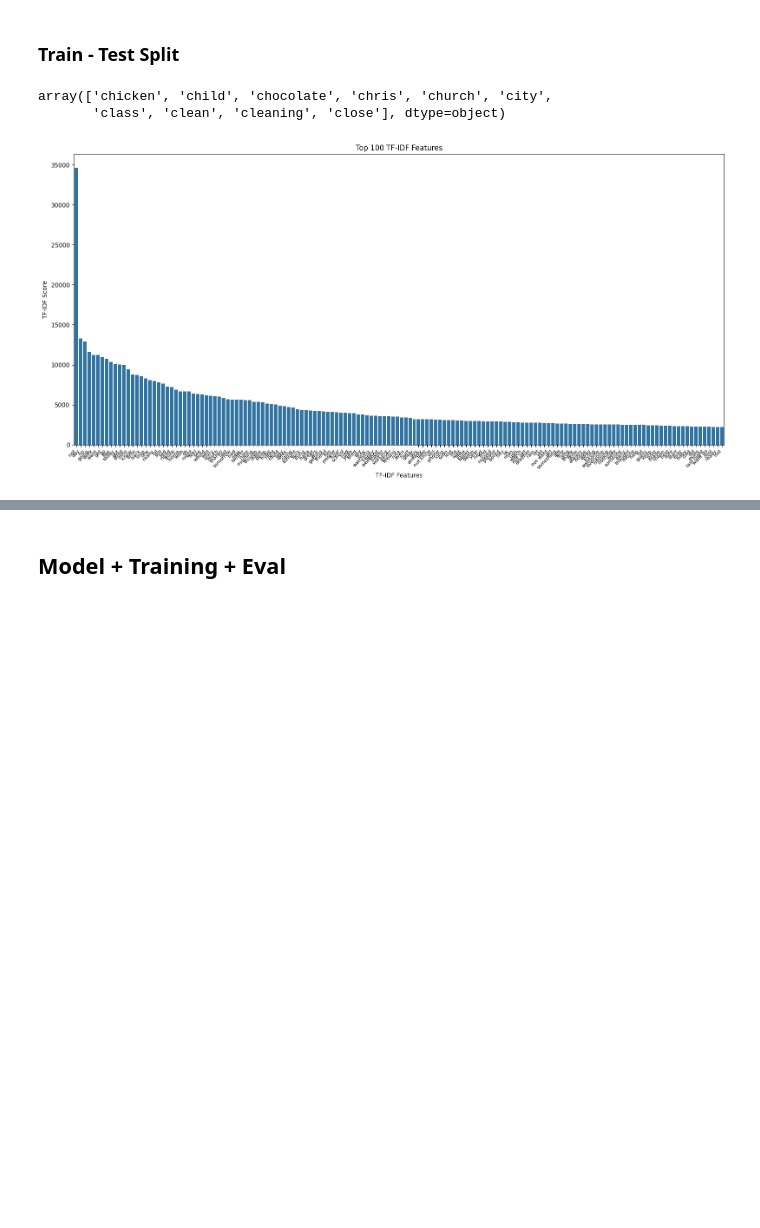
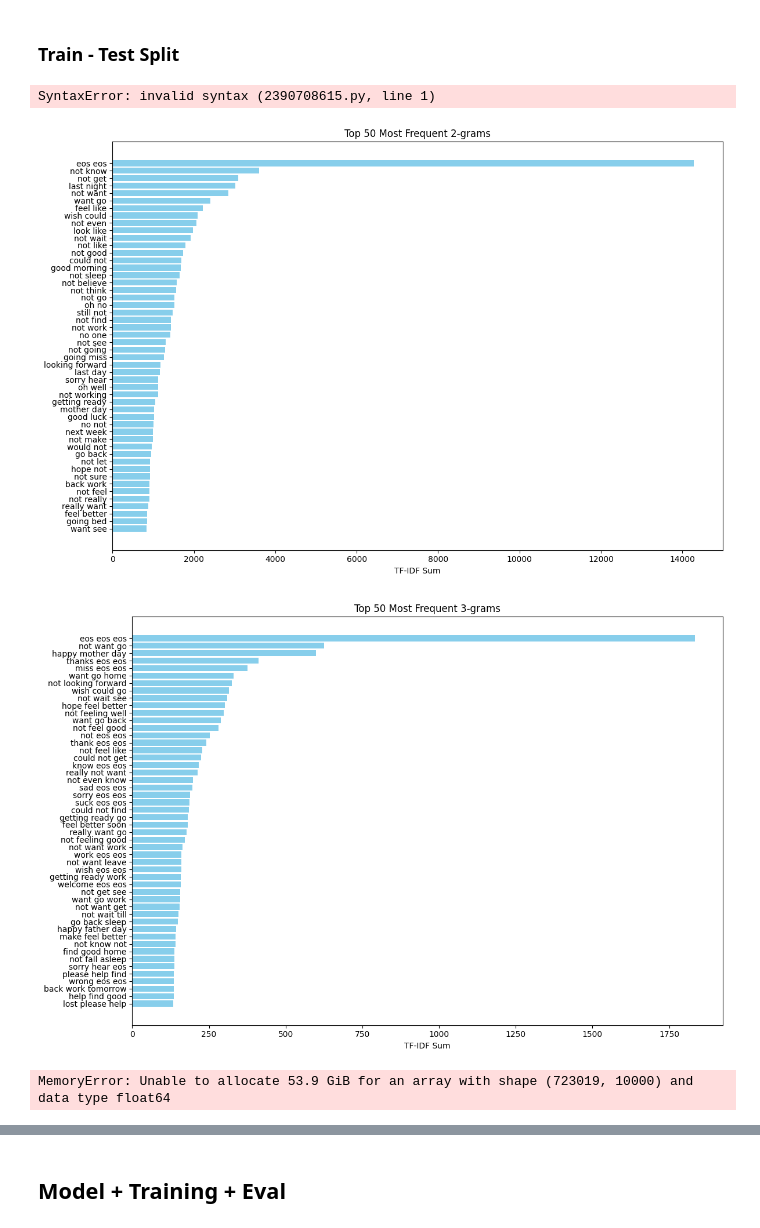
Before and after one commit to aquilina-barhouche/GenAI-Pinnacle-Program, a Jupyter notebook: 06_NLP_using_PyTorch/Assignments/Assignment 1/Notebooks/Assignment_01_Final.ipynb, the cells around one changed output, grey strips where cells are left out. Drawn from its saved outputs; the diff is of its cells as text; code cells hidden in the pictures; blank space fills up the shorter version.

```diff
--- a/06_NLP_using_PyTorch/Assignments/Assignment 1/Notebooks/Assignment_01_Final.ipynb
+++ b/06_NLP_using_PyTorch/Assignments/Assignment 1/Notebooks/Assignment_01_Final.ipynb
@@ -318,33 +347,52 @@ y = train_df[["polarity"]]
 
 X_train, X_test, y_train, y_test = train_test_split(X, y, test_size=0.3, random_state=0, shuffle=True, stratify=train_df["polarity"])
 # %%
-tfidf_ngram_vectorizer = TfidfVectorizer(min_df=0.001, ngram_range=(1, 4), max_features=2048)
-tfidf_ngram_vectorizer_train = tfidf_ngram_vectorizer.fit_transform(X_train["preprocessed_text"])
-tfidf_ngram_vectorizer_test = tfidf_ngram_vectorizer.transform(X_test["preprocessed_text"])
-tfidf_ngram_vectorizer.get_feature_names_out()[150:160]
+ngram_range = (2, 3)
+
+tfidf_ngram_vectorizer = TfidfVectorizer(
+    min_df=1,
+    ngram_range=ngram_range,
+    max_features=10_000,
+    norm="l2",
+    analyzer='word',
+)
+
+tfidf_train = tfidf_ngram_vectorizer.fit_transform(X_train["padded_text"])
+tfidf_test = tfidf_ngram_vectorizer.transform(X_test["padded_text"])
-# %% [output]
-array(['chicken', 'child', 'chocolate', 'chris', 'church', 'city',
-       'class', 'clean', 'cleaning', 'close'], dtype=object)
-# %%
-# Get feature names and summed TF-IDF values
-feature_array = tfidf_ngram_vectorizer.get_feature_names_out()
-tfidf_scores = tfidf_ngram_vectorizer_train.sum(axis=0).A1
-tfidf_freq_df = pd.DataFrame({'feature': feature_array, 'tfidf_sum': tfidf_scores})
-
-
-feature_scores = pd.DataFrame({'feature': feature_array, 'score': tfidf_scores})
-
-# Get top 100 features by score
-top_features = feature_scores.nlargest(150, 'score')
-
-# Plot using seaborn with flipped axes and rotated x-axis labels
-plt.figure(figsize=(16, 8))
-sns.barplot(data=top_features, x='feature', y='score')
-plt.xticks(rotation=45, ha='right', fontsize=8)
-plt.xlabel("TF-IDF Features")
-plt.ylabel("TF-IDF Score")
-plt.title("Top 100 TF-IDF Features")
-plt.tight_layout()
-plt.show()
-# %% [output]
-[figure, removed]
+# %%
+==
+# %% [output]
+SyntaxError: invalid syntax (2390708615.py, line 1)
+# %%
+# Get feature names and their corresponding sums
+feature_names = np.array(tfidf_ngram_vectorizer.get_feature_names_out())
+tfidf_sums = np.array(tfidf_train.sum(axis=0)).flatten()
+
+
+# Create a DataFrame with n-grams and their total TF-IDF scores
+df = pd.DataFrame({'ngram': feature_names, 'tfidf_sum': tfidf_sums})
+
+# Add a column for n-gram length
+df['ngram_length'] = df['ngram'].apply(lambda x: len(x.split()))
+# %%
+for n in ngram_range:
+    top_ngrams = df[df['ngram_length'] == n].nlargest(50, 'tfidf_sum')
+    plt.figure(figsize=(12, 8))
+    plt.barh(top_ngrams['ngram'], top_ngrams['tfidf_sum'], color='skyblue')
+    plt.xlabel('TF-IDF Sum')
+    plt.title(f'Top 50 Most Frequent {n}-grams')
+    plt.gca().invert_yaxis()
+    plt.tight_layout()
+# %% [output]
+[figure, added]
+[figure, added]
+# %%
+combined_df = pd.concat([X_train, y_train], axis=1)
+
+norms = np.linalg.norm(tfidf_train.toarray(), axis=1)
+
+norms = np.round(norms).astype(int)
+
+combined_df["tfidf_norm"] = norms
+# %% [output]
+MemoryError: Unable to allocate 53.9 GiB for an array with shape (723019, 10000) and data type float64
```
Also changed, not shown: parts of 21 cells of this notebook.
